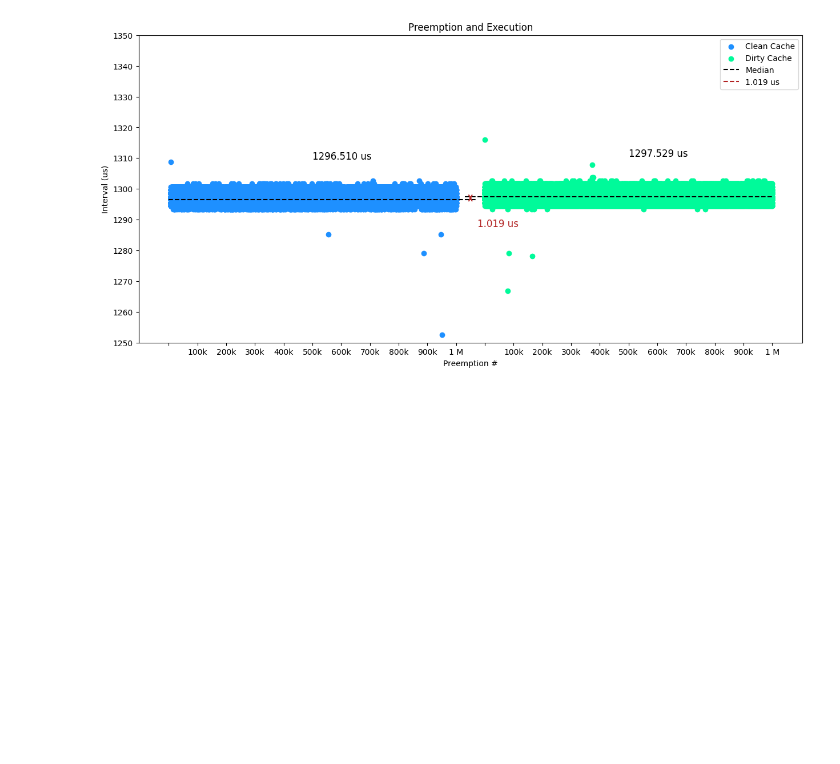
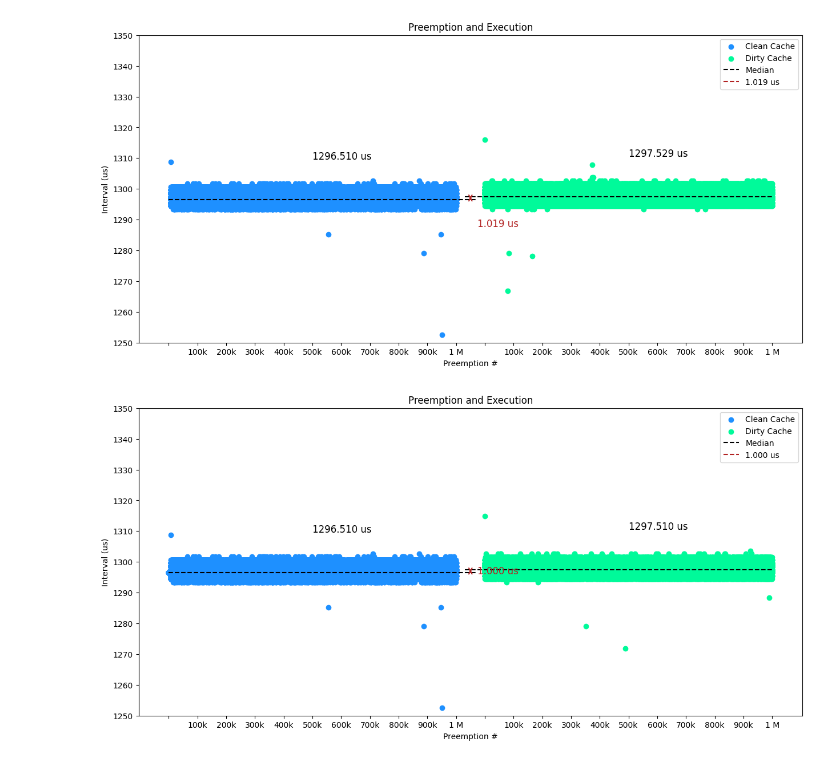
Before and after one commit to alexngUNC/GPU-research, a Jupyter notebook: Preemptions/DirtyCache.ipynb, the cells around one changed output. Saved outputs shown, nothing was run; the diff lists cells and outputs as text; code cells hidden in the pictures; blank space fills up the shorter version.

Commit message:
Dirty cache with 750 MB of global memory

```diff
--- a/Preemptions/DirtyCache.ipynb
+++ b/Preemptions/DirtyCache.ipynb
@@ -3,6 +3,9 @@
 # %%
 clean_path = 'CleanCache/xavierNoMemory1.csv'
 dirty_path = 'Xavier/NoSharedData/LxavierNoSharedTwelve12th.csv'
+dirty_path10 = 'xavierMap10.csv'
+dirty_path100 = 'xavierMap100.csv'
+dirty_path1000 = 'xavierMap1000.csv'
 # %%
 from analyzer_functions import *
 import numpy as np
@@ -17,3 +20,11 @@ plot_side_by_side(noSharedData=clean_ivls, sharedData=dirty_ivls, NUM_SAMPLES=NU
     firstLabel='Clean Cache', secondLabel='Dirty Cache', lowerBound=1250, upperBound=1350, medianLines=True, offset=offset, medianOffset=10, medianImpute=True)
 # %% [output]
 [figure]
+# %%
+dirty_ivls10 = data_loader(singlePath=dirty_path10, single=True, onlyPreemptIvls=True)
+dirty_ivls10 = np.array(dirty_ivls10) / 1000
+
+plot_side_by_side(noSharedData=clean_ivls, sharedData=dirty_ivls10, NUM_SAMPLES=NUM_SAMPLES,
+    firstLabel='Clean Cache', secondLabel='Dirty Cache', lowerBound=1250, upperBound=1350, medianLines=True, offset=offset, medianOffset=10, medianImpute=True)
+# %% [output]
+[figure, added]
```
Also changed, not shown: parts of 2 cells of this notebook, 4 other files.
